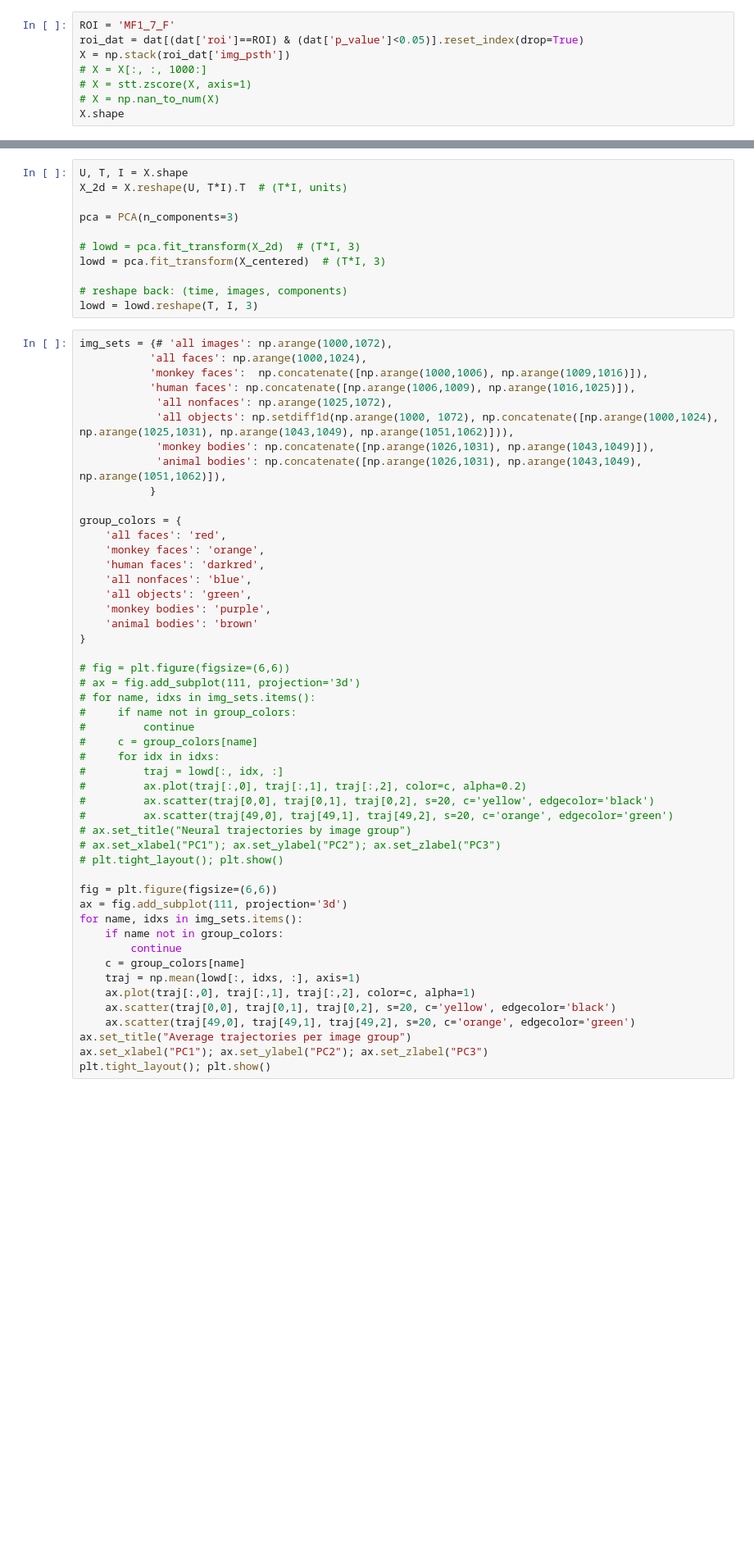
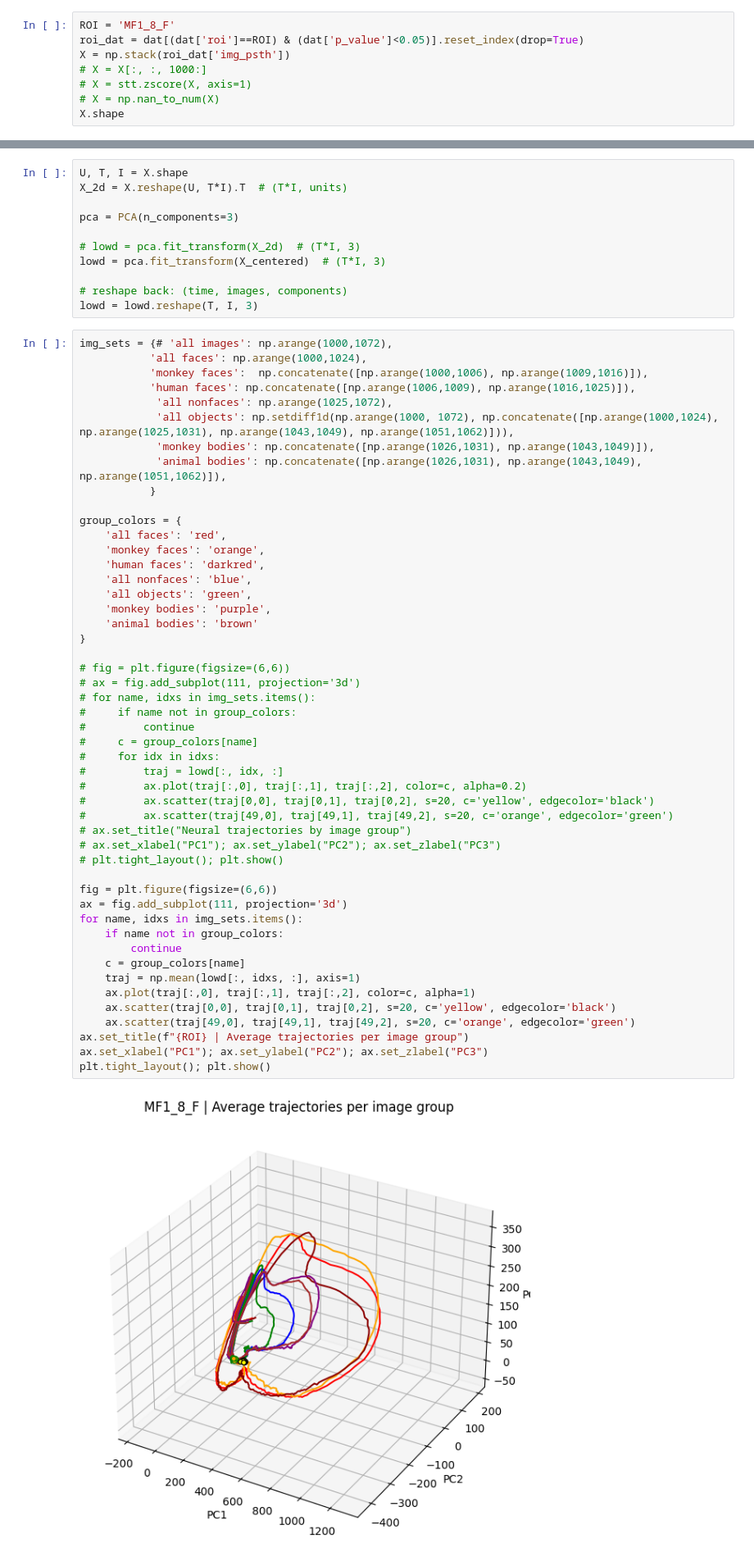
Before and after one commit to aimarvi/triplen, a Jupyter notebook: dynamic_modes/princip_comps.ipynb, the cells around one changed output, grey strips where cells are left out. Shown at 82% size. Saved outputs shown, nothing was run; the diff lists cells and outputs as text; blank space fills up the shorter version.

```diff
--- a/dynamic_modes/princip_comps.ipynb
+++ b/dynamic_modes/princip_comps.ipynb
@@ -14,5 +16,5 @@ print(f'Unique face ROIs: {list(dat['roi'].unique())}')
 # %%
-ROI = 'MF1_7_F'
+ROI = 'MF1_8_F'
 roi_dat = dat[(dat['roi']==ROI) & (dat['p_value']<0.05)].reset_index(drop=True)
 X = np.stack(roi_dat['img_psth'])
 # X = X[:, :, 1000:]
@@ -69,34 +79,36 @@ group_colors = {
     'animal bodies': 'brown'
 }
 
 # fig = plt.figure(figsize=(6,6))
 # ax = fig.add_subplot(111, projection='3d')
 # for name, idxs in img_sets.items():
 #     if name not in group_colors:
 #         continue
 #     c = group_colors[name]
 #     for idx in idxs:
 #         traj = lowd[:, idx, :]
 #         ax.plot(traj[:,0], traj[:,1], traj[:,2], color=c, alpha=0.2)
 #         ax.scatter(traj[0,0], traj[0,1], traj[0,2], s=20, c='yellow', edgecolor='black')
 #         ax.scatter(traj[49,0], traj[49,1], traj[49,2], s=20, c='orange', edgecolor='green')
 # ax.set_title("Neural trajectories by image group")
 # ax.set_xlabel("PC1"); ax.set_ylabel("PC2"); ax.set_zlabel("PC3")
 # plt.tight_layout(); plt.show()
 
 fig = plt.figure(figsize=(6,6))
 ax = fig.add_subplot(111, projection='3d')
 for name, idxs in img_sets.items():
     if name not in group_colors:
         continue
     c = group_colors[name]
     traj = np.mean(lowd[:, idxs, :], axis=1)
     ax.plot(traj[:,0], traj[:,1], traj[:,2], color=c, alpha=1)
     ax.scatter(traj[0,0], traj[0,1], traj[0,2], s=20, c='yellow', edgecolor='black')
     ax.scatter(traj[49,0], traj[49,1], traj[49,2], s=20, c='orange', edgecolor='green')
-ax.set_title("Average trajectories per image group")
+ax.set_title(f"{ROI} | Average trajectories per image group")
 ax.set_xlabel("PC1"); ax.set_ylabel("PC2"); ax.set_zlabel("PC3")
 plt.tight_layout(); plt.show()
+# %% [output]
+[figure, added]
 # %%
 # example_images = np.arange(lowd.shape[1])
 print(f'Shape of low dimensional projection: {lowd.shape}')
```
Also changed, not shown: parts of 4 cells of this notebook, 2 other files.
